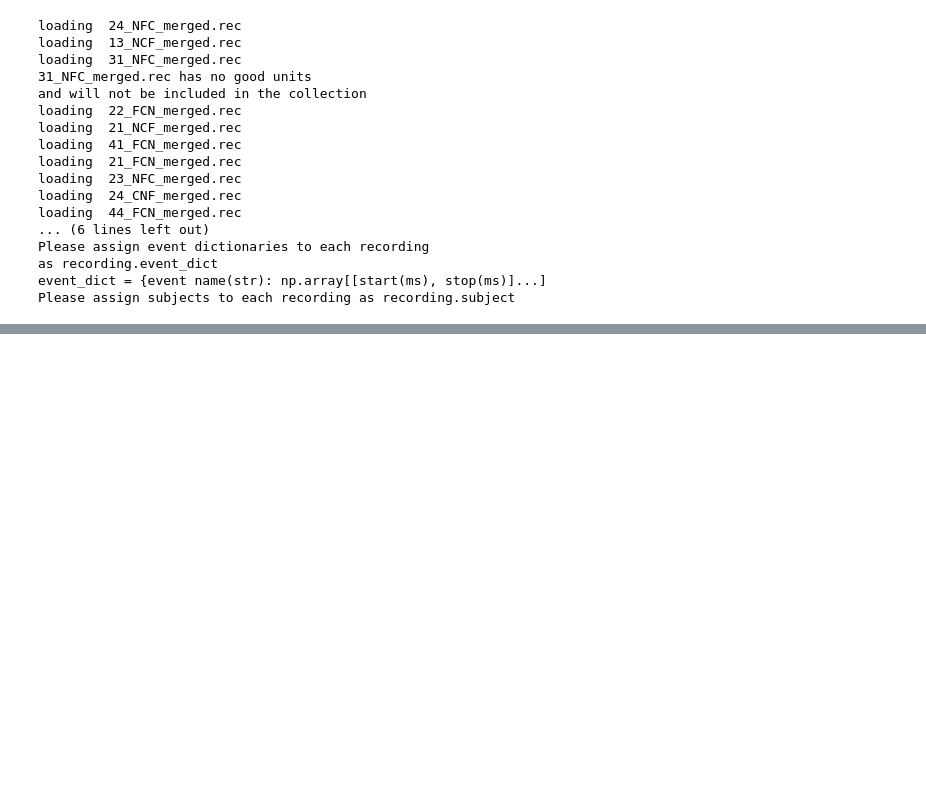
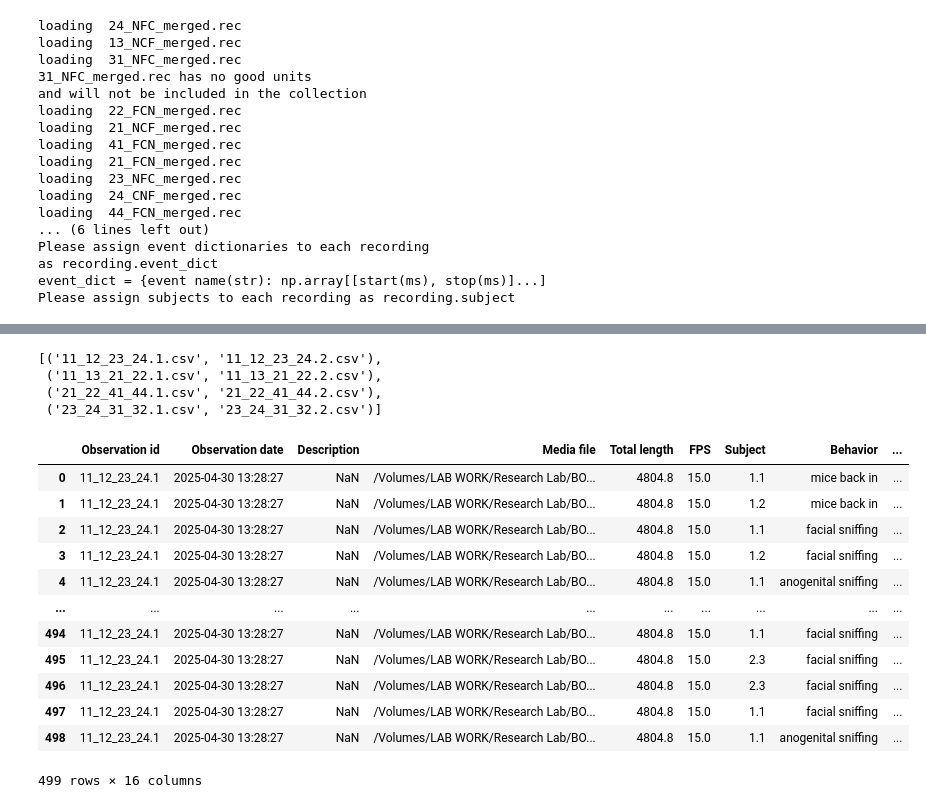
Before and after one commit to tomHep10/diff_fam_social_memory_ephys, a Jupyter notebook: pilot2/only_subjects/only_subjects_spike_collection.ipynb, the cells around one changed output, grey strips where cells are left out. Saved outputs shown, nothing was run; the diff lists cells and outputs as text; code cells hidden in the pictures; blank space fills up the shorter version.

```diff
--- a/pilot2/only_subjects/only_subjects_spike_collection.ipynb
+++ b/pilot2/only_subjects/only_subjects_spike_collection.ipynb
@@ -61,0 +111,29 @@ pickle_this(only_subject_collection, 'only_subject_collection.pkl')
+# %%
+pairs = []
+for rec_pairs in combinations(boris_dfs.keys(), 2):
+    rec1 = rec_pairs[0].split('.')[0]
+    rec2 = rec_pairs[1].split('.')[0]
+    if rec1 == rec2:
+        pairs.append(rec_pairs)
+pairs
+# %% [output]
+[('11_12_23_24.1.csv', '11_12_23_24.2.csv'),
+ ('11_13_21_22.1.csv', '11_13_21_22.2.csv'),
+ ('21_22_41_44.1.csv', '21_22_41_44.2.csv'),
+ ('23_24_31_32.1.csv', '23_24_31_32.2.csv')]
+# %%
+boris_dfs['11_12_23_24.1.csv']
+# %% [output]
+|  | Observation id | Observation date | Description | Media file | Total length | FPS | Subject | Behavior | ... |
+| 0 | 11_12_23_24.1 | 2025-04-30 13:28:27 | NaN | /Volumes/LAB WORK/Research Lab/BO... | 4804.8 | 15.0 | 1.1 | mice back in | ... |
+| 1 | 11_12_23_24.1 | 2025-04-30 13:28:27 | NaN | /Volumes/LAB WORK/Research Lab/BO... | 4804.8 | 15.0 | 1.2 | mice back in | ... |
+| 2 | 11_12_23_24.1 | 2025-04-30 13:28:27 | NaN | /Volumes/LAB WORK/Research Lab/BO... | 4804.8 | 15.0 | 1.1 | facial sniffing | ... |
+| 3 | 11_12_23_24.1 | 2025-04-30 13:28:27 | NaN | /Volumes/LAB WORK/Research Lab/BO... | 4804.8 | 15.0 | 1.2 | facial sniffing | ... |
+| 4 | 11_12_23_24.1 | 2025-04-30 13:28:27 | NaN | /Volumes/LAB WORK/Research Lab/BO... | 4804.8 | 15.0 | 1.1 | anogenital sniffing | ... |
+| ... | ... | ... | ... | ... | ... | ... | ... | ... | ... |
+| 494 | 11_12_23_24.1 | 2025-04-30 13:28:27 | NaN | /Volumes/LAB WORK/Research Lab/BO... | 4804.8 | 15.0 | 1.1 | facial sniffing | ... |
+| 495 | 11_12_23_24.1 | 2025-04-30 13:28:27 | NaN | /Volumes/LAB WORK/Research Lab/BO... | 4804.8 | 15.0 | 2.3 | facial sniffing | ... |
+| 496 | 11_12_23_24.1 | 2025-04-30 13:28:27 | NaN | /Volumes/LAB WORK/Research Lab/BO... | 4804.8 | 15.0 | 2.3 | facial sniffing | ... |
+| 497 | 11_12_23_24.1 | 2025-04-30 13:28:27 | NaN | /Volumes/LAB WORK/Research Lab/BO... | 4804.8 | 15.0 | 1.1 | facial sniffing | ... |
+| 498 | 11_12_23_24.1 | 2025-04-30 13:28:27 | NaN | /Volumes/LAB WORK/Research Lab/BO... | 4804.8 | 15.0 | 1.1 | anogenital sniffing | ... |
+499 rows × 16 columns
```
Also changed, not shown: parts of 18 cells of this notebook, 7 other files.
